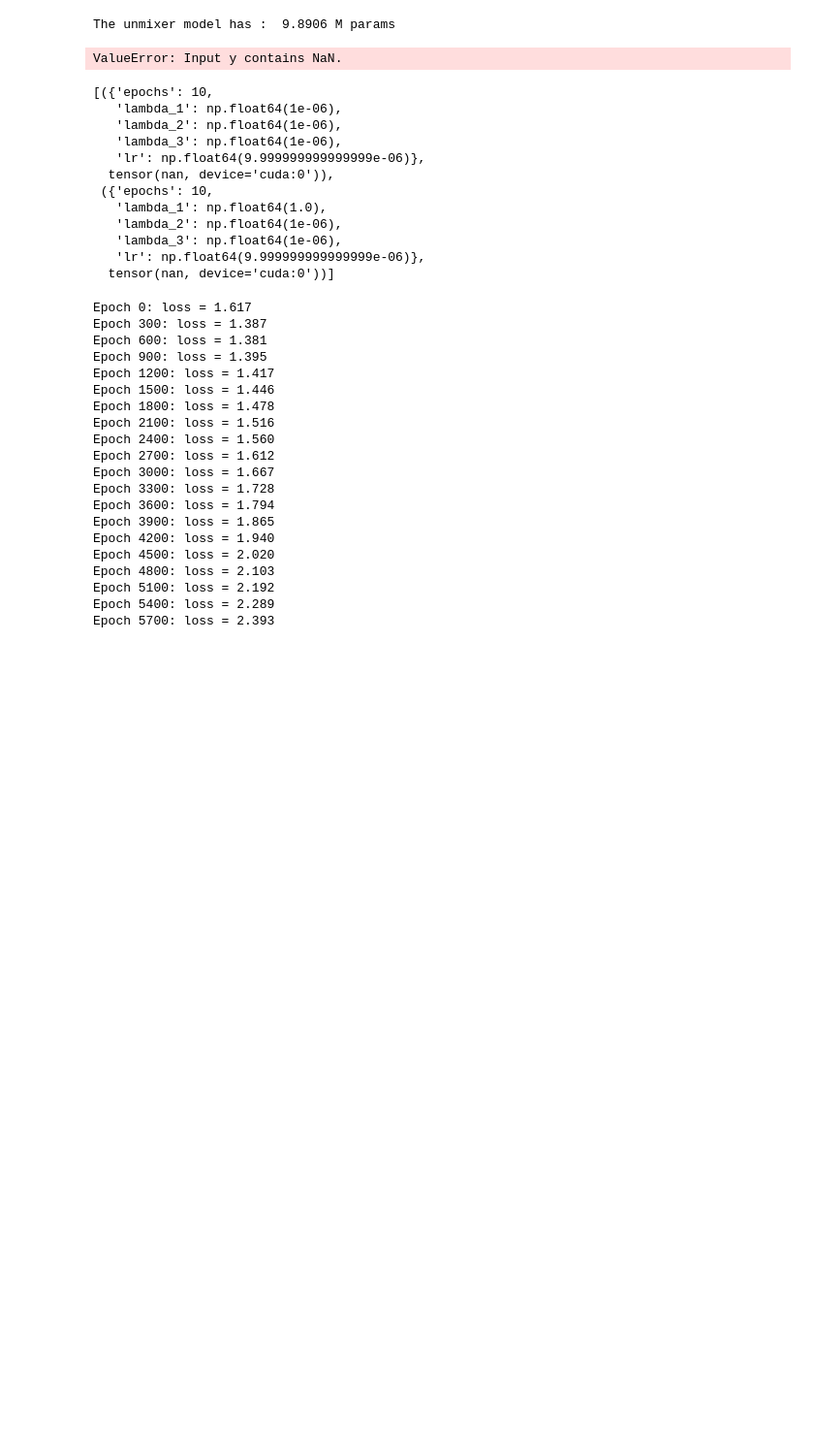
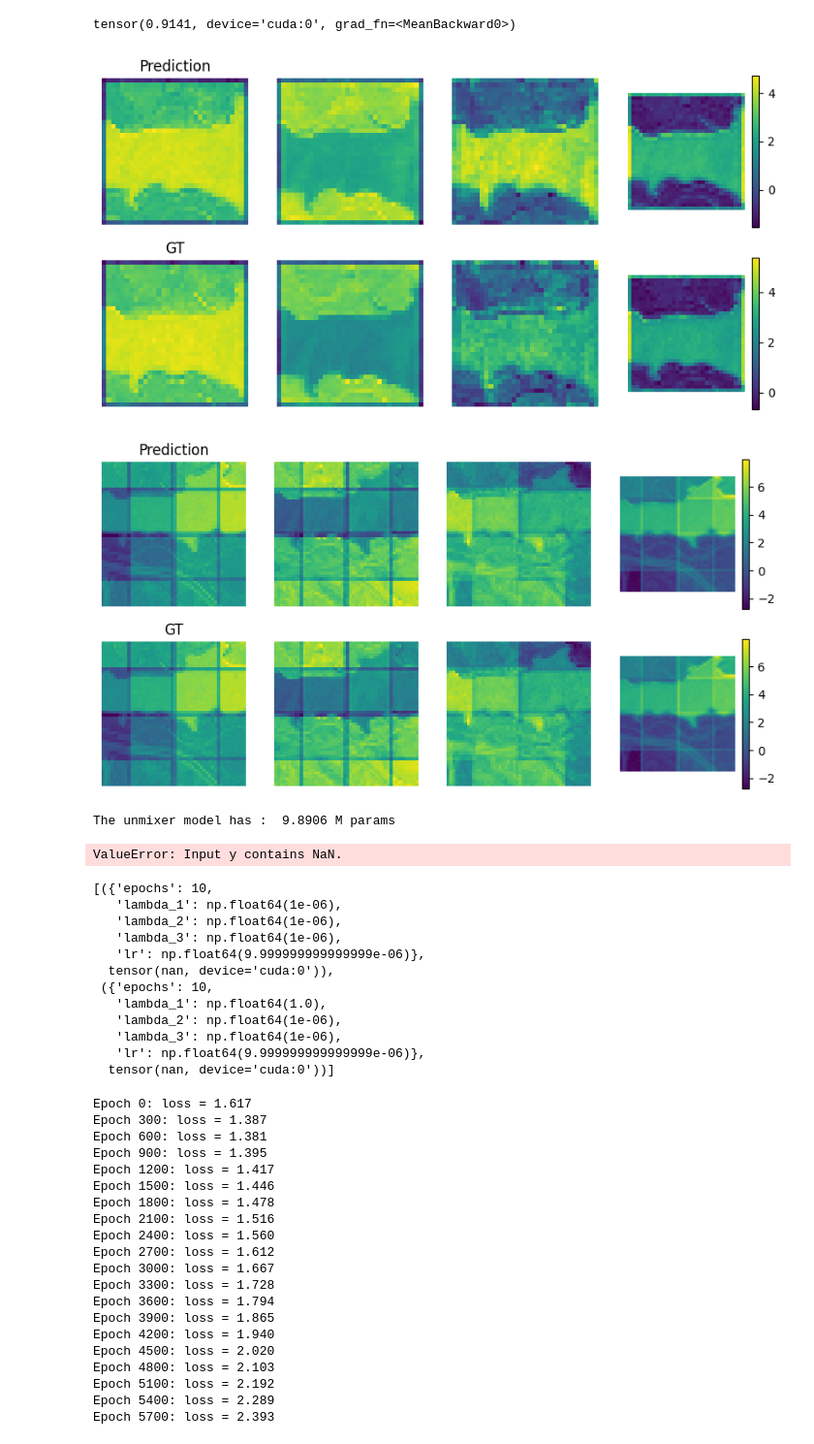
Before and after one commit to edabier/SS-HSU_benchmark, a Jupyter notebook: testing_models.ipynb, the cells around one changed output. Shown at 97% size. Drawn from its saved outputs; the diff is of its cells as text; code cells hidden in the pictures; blank space fills up the shorter version.

Commit message:
Antoine upsampling and HyperSigma features stitching (bad)

```diff
--- a/testing_models.ipynb
+++ b/testing_models.ipynb
@@ -39,11 +39,11 @@ B = Y.shape[0]
 H = Y.shape[-1]
 Y = Y.to(torch.float32)
 Y = Y.unsqueeze(0)
-if H < 224:
-    Y = F.interpolate(Y, size=(224,224))
-else:
-    H = 224
-A = A.unsqueeze(0)
+# if H < 224:
+#     Y = F.interpolate(Y, size=(224,224))
+# else:
+#     H = 224
+# A = A.unsqueeze(0)
 # Y = Y/torch.max(Y, dim=0)
 
 with open(f"/home/ids/edabier/HSU/SS-HSU_benchmark/datasets/{dataset}_wavelength", "r") as file:
@@ -54,6 +54,13 @@ with open(f"/home/ids/edabier/HSU/SS-HSU_benchmark/datasets/{dataset}_wavelength
 # model.get_adapter_size()
 # F = model.get_features(Y)
 # print(F.shape)
+# %%
+features = rsfm.get_hypersigma_features(Y, c, patch_size=64, overlap=32, keep_dim=True)
+utils.compare_hsis(features, features)
+# %% [output]
+tensor(0.9141, device='cuda:0', grad_fn=<MeanBackward0>)
+[figure, added]
+[figure, added]
 # %%
 import sys
 sys.path.append("/home/ids/edabier/HSU/DOFA")
```
Also changed, not shown: 6 other files.
